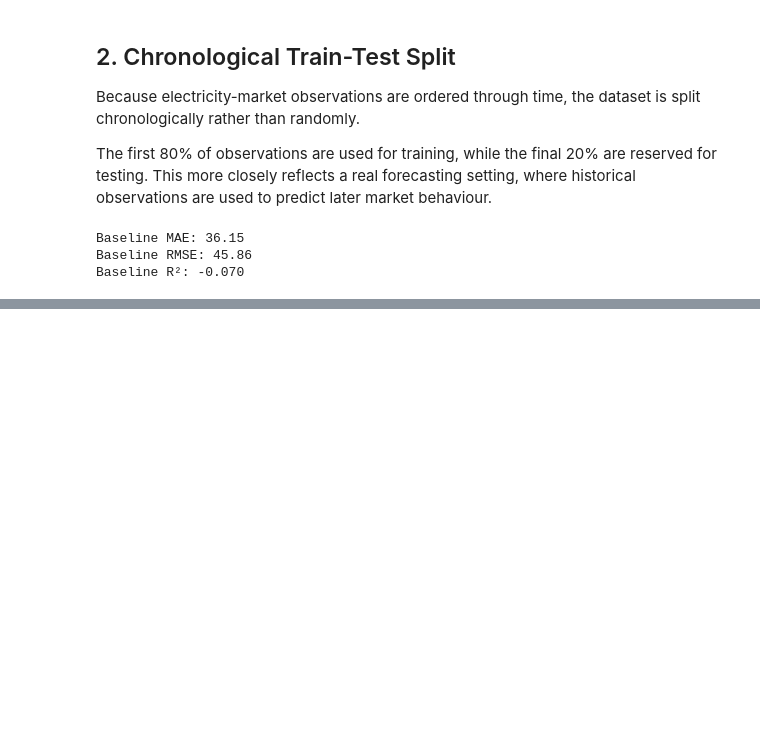
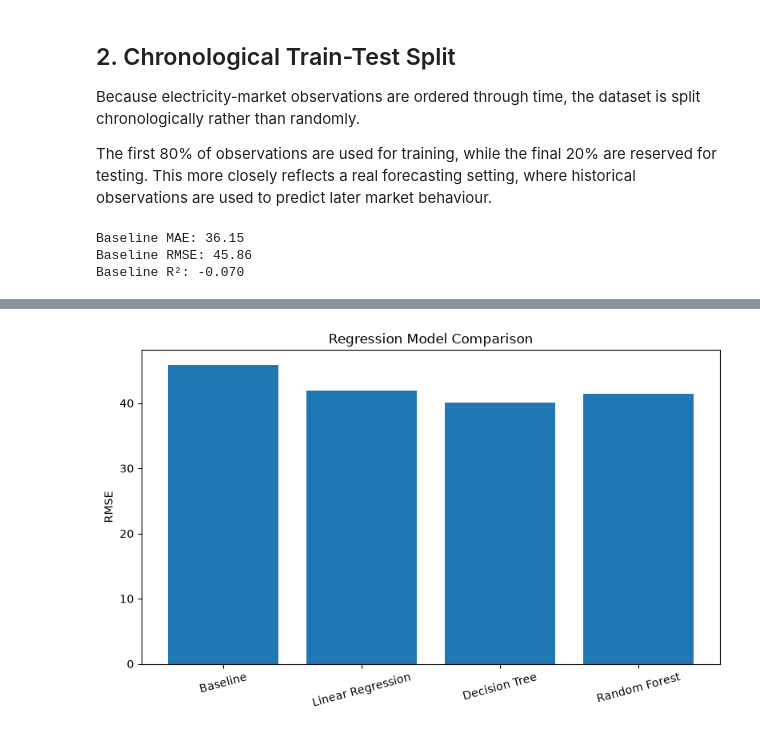
Before and after one commit to klm2109/australian-energy-market-analytics, a Jupyter notebook: notebooks/machine learning.ipynb, the cells around one changed output, grey strips where cells are left out. Saved outputs shown, nothing was run; the diff lists cells and outputs as text; code cells hidden in the pictures; blank space fills up the shorter version.

```diff
--- a/notebooks/machine learning.ipynb
+++ b/notebooks/machine learning.ipynb
@@ -105,0 +247,29 @@ Baseline R²: -0.070
+# %%
+model_results = pd.DataFrame({
+    "Model": [
+        "Baseline",
+        "Linear Regression",
+        "Decision Tree",
+        "Random Forest"
+    ],
+    "MAE": [
+        baseline_mae,
+        linear_mae,
+        tree_mae,
+        rf_mae
+    ],
+    "RMSE": [
+        baseline_rmse,
+        linear_rmse,
+        tree_rmse,
+        rf_rmse
+    ],
+    "R²": [
+        baseline_r2,
+        linear_r2,
+        tree_r2,
+        rf_r2
+    ]
+})
+
+model_results.round(3)
@@ -105,0 +282,16 @@ Baseline R²: -0.070
+# %%
+plt.figure(figsize=(8, 5))
+
+plt.bar(
+    model_results["Model"],
+    model_results["RMSE"]
+)
+
+plt.ylabel("RMSE")
+plt.title("Regression Model Comparison")
+
+plt.xticks(rotation=15)
+plt.tight_layout()
+plt.show()
+# %% [output]
+[figure, added]
```
Also changed, not shown: parts of 13 cells of this notebook.
